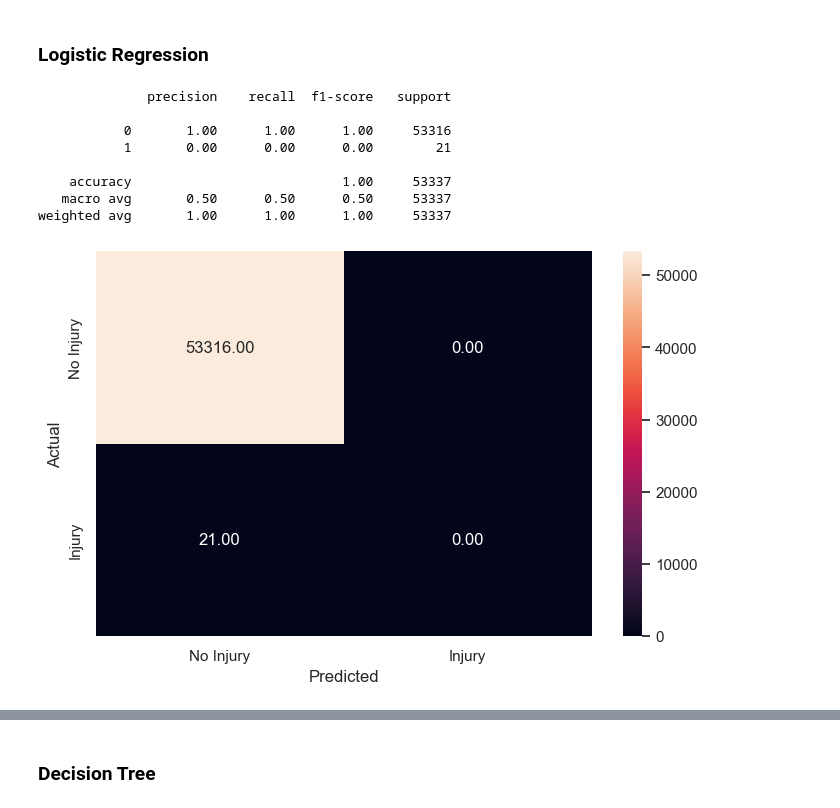
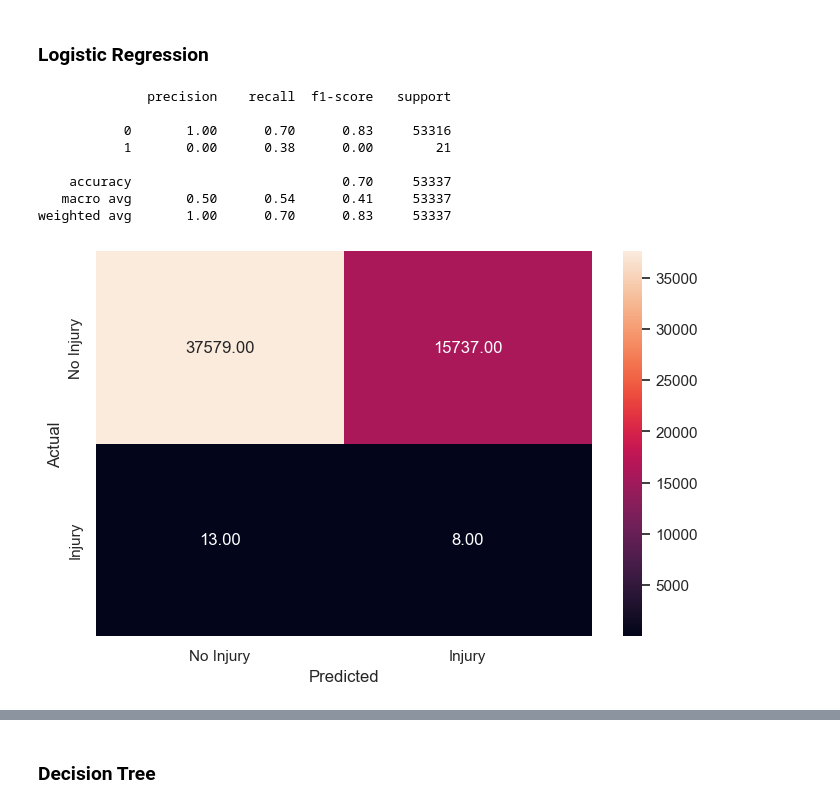
Before and after one commit to kgourikrishna/NFL-Injury-Prediction, a Jupyter notebook: NFL Injury Prediction.ipynb, the cells around one changed output, grey strips where cells are left out. Drawn from its saved outputs; the diff is of its cells as text; code cells hidden in the pictures.

Commit message:
Updated with class weights

```diff
--- a/NFL Injury Prediction.ipynb
+++ b/NFL Injury Prediction.ipynb
@@ -1032,20 +1031,20 @@ results_testset
 # %% [markdown]
 ### Logistic Regression
 # %%
-lg = LogisticRegression(random_state=0).fit(X_train_scaled, y_train)
+lg = LogisticRegression(random_state=0,class_weight='balanced').fit(X_train_scaled, y_train)
 y_pred_log = lg.predict(X_test_scaled)
 
 lg_test = metrics_score(y_test,y_pred_log,'Logistic Regression')
 # %% [output]
               precision    recall  f1-score   support
 
-           0       1.00      1.00      1.00     53316
-           1       0.00      0.00      0.00        21
+           0       1.00      0.70      0.83     53316
+           1       0.00      0.38      0.00        21
 
-    accuracy                           1.00     53337
-   macro avg       0.50      0.50      0.50     53337
-weighted avg       1.00      1.00      1.00     53337
+    accuracy                           0.70     53337
+   macro avg       0.50      0.54      0.41     53337
+weighted avg       1.00      0.70      0.83     53337
-[figure, old version]
+[figure, new version]
 # %%
 results_testset = results_testset.append(lg_test, ignore_index = True)
 results_testset
```
Also changed, not shown: parts of 69 cells of this notebook.
